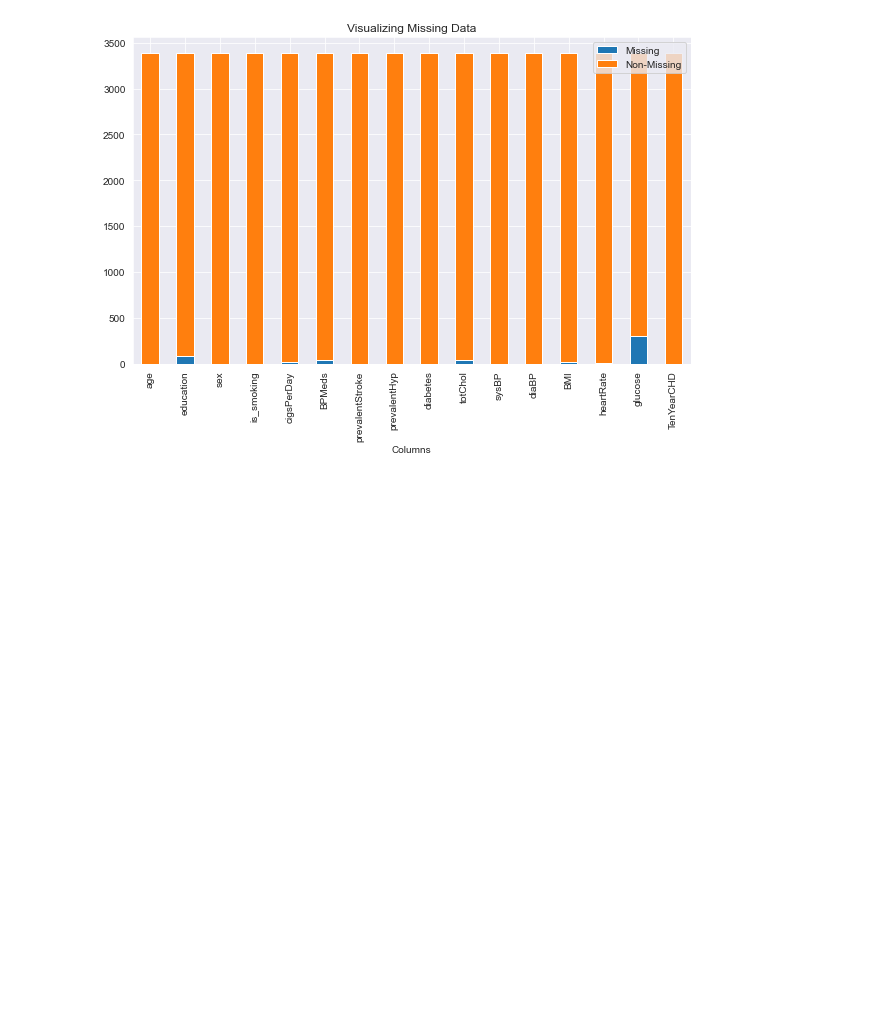
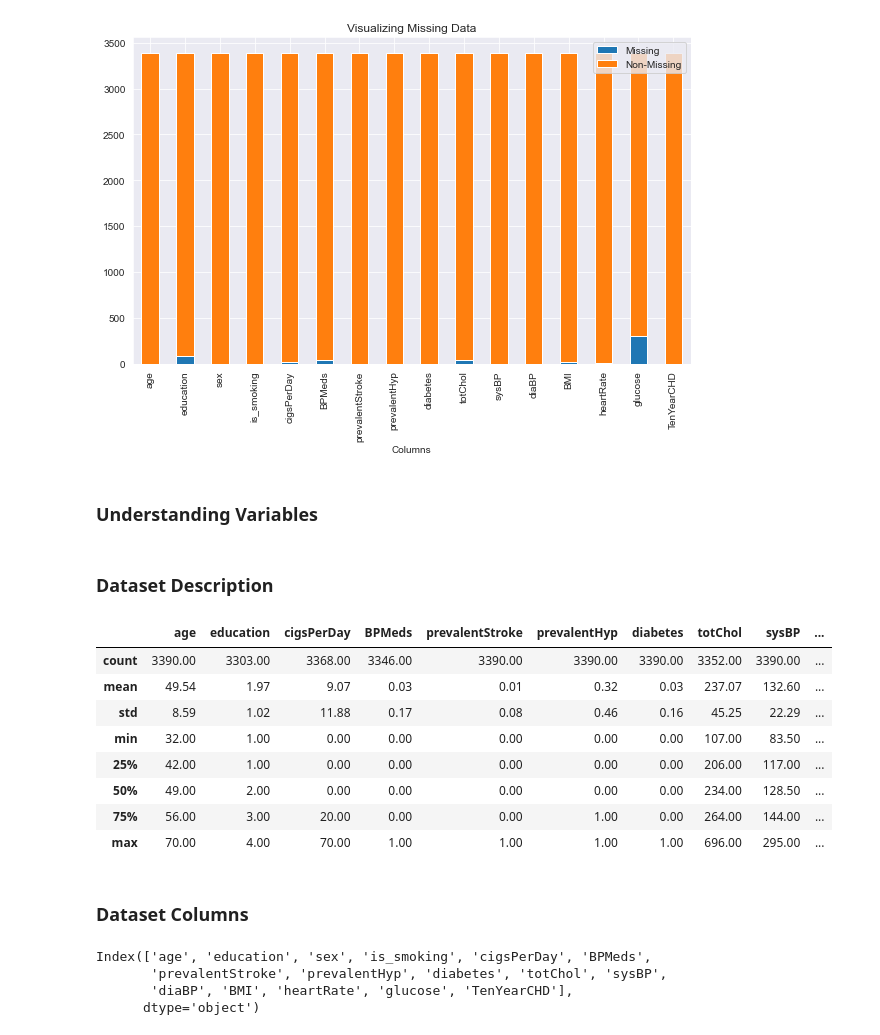
Before and after one commit to olaniSiyum/heart-disease-prediction, a Jupyter notebook: models/heart_disease.ipynb, the cells around one changed output. Cells and saved outputs as stored; diff of their text form; code cells hidden in the pictures; blank space fills up the shorter version.

Commit message:
understanding variables

```diff
--- a/models/heart_disease.ipynb
+++ b/models/heart_disease.ipynb
@@ -106,3 +106,28 @@ plt.title("Visualizing Missing Data")
 plt.show()
 # %% [output]
 [figure]
+# %% [markdown]
+### Understanding Variables
+# %% [markdown]
+### Dataset Description
+# %%
+data.describe()
+# %% [output]
+|  | age | education | cigsPerDay | BPMeds | prevalentStroke | prevalentHyp | diabetes | totChol | sysBP | ... |
+| count | 3390.00 | 3303.00 | 3368.00 | 3346.00 | 3390.00 | 3390.00 | 3390.00 | 3352.00 | 3390.00 | ... |
+| mean | 49.54 | 1.97 | 9.07 | 0.03 | 0.01 | 0.32 | 0.03 | 237.07 | 132.60 | ... |
+| std | 8.59 | 1.02 | 11.88 | 0.17 | 0.08 | 0.46 | 0.16 | 45.25 | 22.29 | ... |
+| min | 32.00 | 1.00 | 0.00 | 0.00 | 0.00 | 0.00 | 0.00 | 107.00 | 83.50 | ... |
+| 25% | 42.00 | 1.00 | 0.00 | 0.00 | 0.00 | 0.00 | 0.00 | 206.00 | 117.00 | ... |
+| 50% | 49.00 | 2.00 | 0.00 | 0.00 | 0.00 | 0.00 | 0.00 | 234.00 | 128.50 | ... |
+| 75% | 56.00 | 3.00 | 20.00 | 0.00 | 0.00 | 1.00 | 0.00 | 264.00 | 144.00 | ... |
+| max | 70.00 | 4.00 | 70.00 | 1.00 | 1.00 | 1.00 | 1.00 | 696.00 | 295.00 | ... |
+# %% [markdown]
+### Dataset Columns
+# %%
+data.columns
+# %% [output]
+Index(['age', 'education', 'sex', 'is_smoking', 'cigsPerDay', 'BPMeds',
+       'prevalentStroke', 'prevalentHyp', 'diabetes', 'totChol', 'sysBP',
+       'diaBP', 'BMI', 'heartRate', 'glucose', 'TenYearCHD'],
+      dtype='object')
```
